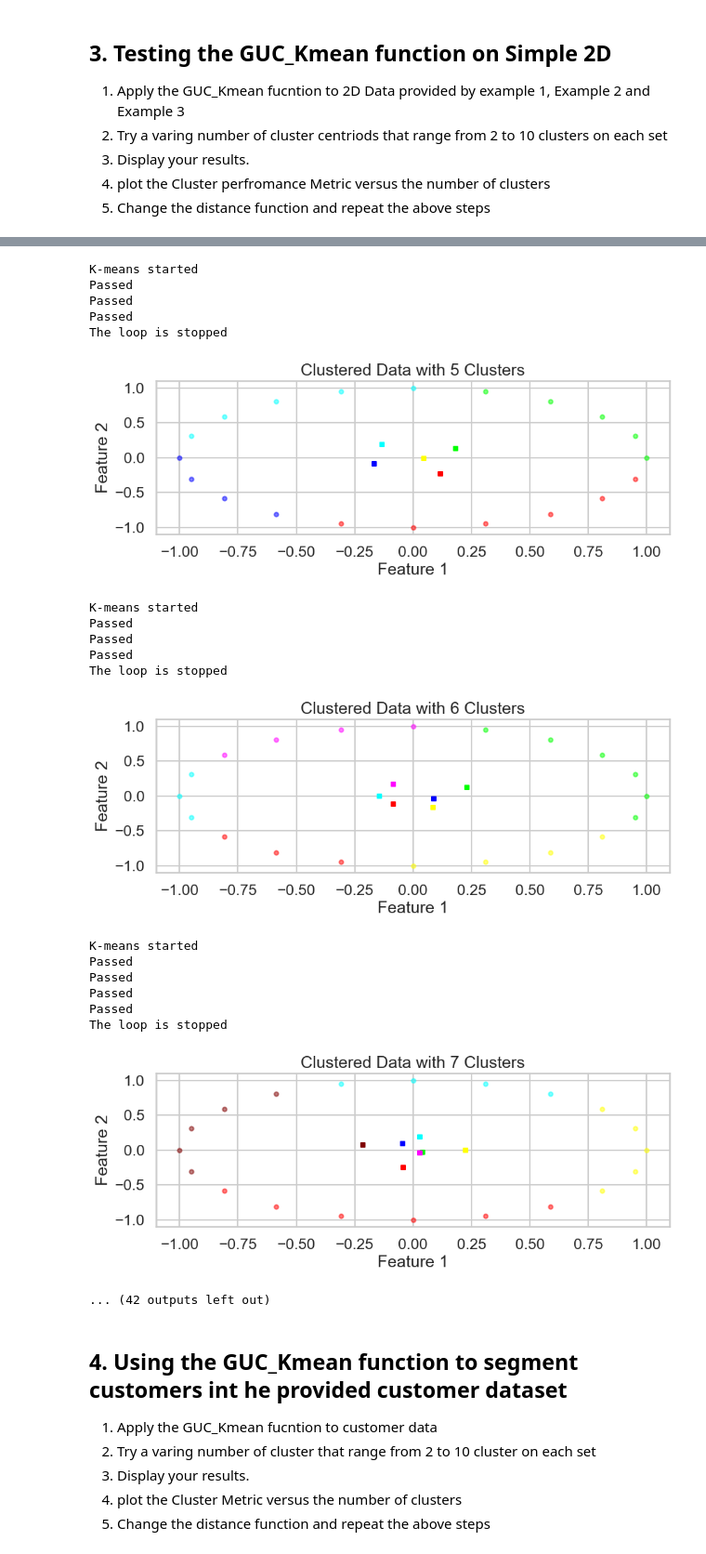
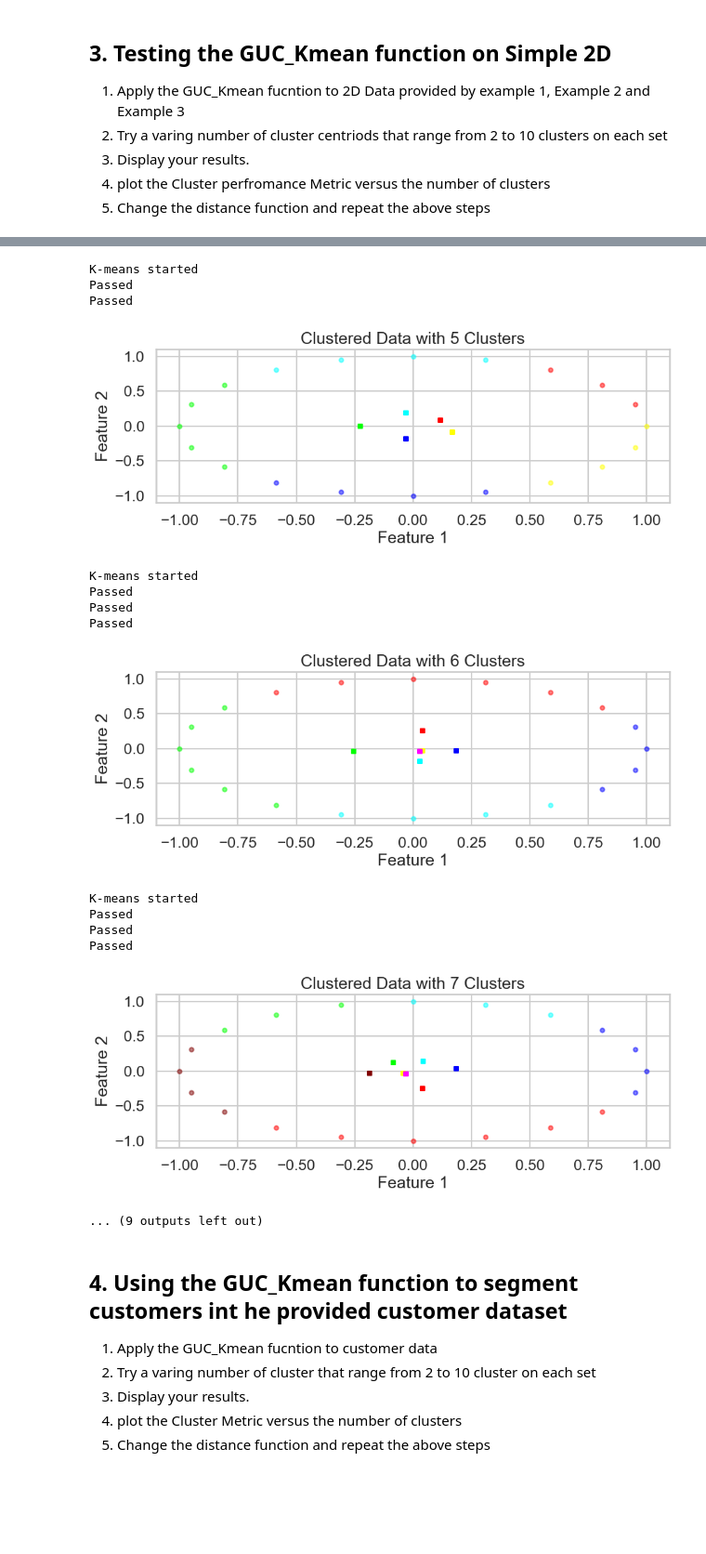
Before and after one commit to Mina2411/Machine-Learning-Tasks, a Jupyter notebook: Assignment 1/GUC_Kmeans.ipynb, the cells around one changed output, grey strips where cells are left out. Shown at 93% size. Cells and saved outputs as stored; diff of their text form; code cells hidden in the pictures; blank space fills up the shorter version.

```diff
--- a/Assignment 1/GUC_Kmeans.ipynb
+++ b/Assignment 1/GUC_Kmeans.ipynb
@@ -96,7 +94,8 @@ def GUC_Kmean ( Data_points, Number_of_Clusters, Distance_Type):
    #use np.random.choice(number_of_rows in the data,number of random centroids,replacement = false so that the point chosen won't be chosen again)
    centroids = Data_points[np.random.choice(Data_points.shape[0], Number_of_Clusters, replace=False)]
    #create an array of old centroids that can be used as a stopping condition in the k-means algorithm by comparing the new centroids with the old ones
-   old_centroids = np.zeros((Number_of_Clusters,Data_points.shape[0]))
+   #old_centroids = np.zeros((Number_of_Clusters,Data_points.shape[0]))
+   old_centroids = np.zeros_like(centroids)
    #create an array storing cluster distances which will be computed from GUC_Distance function
    cluster_distances = np.zeros((Data_points.shape[0],Number_of_Clusters))
    #create an array storing the minimum distance from the cluster distances array
@@ -104,11 +103,12 @@ def GUC_Kmean ( Data_points, Number_of_Clusters, Distance_Type):
    Minimum_index = np.zeros(Data_points.shape[0])
    #Distortion_array = np.zeros(Number_of_Clusters)
    #Initialize the Distortion list with -1 to enter the K-means loop and use the values in the distortion function to exit the loop
-   Distortion_list = [1] * Number_of_Clusters
+   #Distortion_list = [1] * Number_of_Clusters
 
    # write your your loop
    #while(not(np.array_equal(old_centroids,centroids)) and not()):
-   while (any(num >= 1e-6 for num in Distortion_list)):
+   #Stopping condition based on tolerance between old and current centroids
+   while (not(np.allclose(old_centroids, centroids, atol=1e-4))):
       if(np.array_equal(old_centroids,centroids)):
          print("The loop is stopped")
          break
@@ -118,7 +118,7 @@ def GUC_Kmean ( Data_points, Number_of_Clusters, Distance_Type):
       Minimum_index = np.argmin(cluster_distances,axis = 1)
       print("Passed")
 
-      Distortion_list = []
+      Distortion_value = 0
       for i in range(Number_of_Clusters):
          #create an array that store the points in each cluster using the minimum distance
          cluster_points = np.zeros(np.shape(Data_points))
@@ -129,17 +129,17 @@ def GUC_Kmean ( Data_points, Number_of_Clusters, Distance_Type):
                cluster_points[cluster_points_index] = Data_points[j]
                cluster_points_index = cluster_points_index + 1
 
-         Distortion_value = 0
          if(cluster_points_index != 0):
             square_distance = np.sum((cluster_points - centroids[i]) ** 2)
-            Distortion_value = square_distance / len(cluster_points)
+            Distortion_value = Distortion_value + square_distance
+            #Distortion_value = Distortion_value + (square_distance / len(cluster_points))
             #mean_square_distance = square_distance/cluster_points_index
             cluster_mean = np.mean(cluster_points,axis = 0)
             centroids[i] = cluster_mean
-         Distortion_list.append(Distortion_value)
 
+      #Distortion_list.append(Distortion_value)
 
-   return [Data_points ,Minimum_index,centroids,Distortion_list]
+   return [Data_points ,Minimum_index,centroids,Distortion_value]
 # %% [markdown]
 ## 2. Display Results
 # %% [markdown]
@@ -253,21 +251,25 @@ display_cluster(X_3)
 4. Change the distance function and repeat the above steps
 # %%
 number_of_clusters = np.arange(2, 11)
+Distortion_list = []
 
 print("EXAMPLE 1 (EUCLIDEAN)");
 for i in range(2,11):
-    example_data,Minimum_index , example_centroids, Distortion_list= GUC_Kmean( X_1, i, "Euclidean")
+    example_data,Minimum_index , example_centroids, Distortion_value= GUC_Kmean( X_1, i, "Euclidean")
+    Distortion_list.append(Distortion_value)
     display_cluster(X=example_data, data_centers=example_centroids, data_labels=Minimum_index, num_clusters=i)
-#plt.figure();
-#print(Distortion_list)
-#print(len(Distortion_list))
-#print(np.array(Distortion_list).shape,number_of_clusters.shape)
-#plt.plot(np.array(Distortion_list).transpose,number_of_clusters);
-#plt.show();
+plt.figure();
+print(Distortion_list)
+print(len(Distortion_list))
+print(np.array(Distortion_list).shape,number_of_clusters.shape)
+plt.plot(number_of_clusters,np.array(Distortion_list));
+plt.show();
 
+'''
+Distortion_list = []
 print("EXAMPLE 2 (EUCLIDEAN)");
 for i in range(2,11):
-    example_data,Minimum_index , example_centroids, Distortion_list=GUC_Kmean( X_2, i,"Euclidean")
+    example_data,Minimum_index , example_centroids, Distortion_list=GUC_Kmean( X_2, i,"Euclidean",Distortion_list)
     display_cluster(X=example_data, data_centers=example_centroids, data_labels=Minimum_index, num_clusters=i)
 
 #plt.figure();
@@ -276,8 +278,9 @@ for i in range(2,11):
 
 print("EXAMPLE 3 (EUCLIDEAN)");
 for i in range(2,11):
-    example_data,Minimum_index , example_centroids, Distortion_list=GUC_Kmean( X_3, i, "Euclidean" )
+    example_data,Minimum_index , example_centroids, Distortion_list=GUC_Kmean( X_3, i, "Euclidean",Distortion_list)
     display_cluster(X=example_data, data_centers=example_centroids, data_labels=Minimum_index, num_clusters=i)
+'''
 # %% [output]
 EXAMPLE 1 (EUCLIDEAN)
 K-means started
@@ -300,23 +302,18 @@ The loop is stopped
 K-means started
 Passed
 Passed
-Passed
-The loop is stopped
-[figure, old version]
+[figure, new version]
 K-means started
 Passed
 Passed
 Passed
-The loop is stopped
-[figure, old version]
+[figure, new version]
 K-means started
 Passed
 Passed
 Passed
-Passed
-The loop is stopped
-[figure, old version]
+[figure, new version]
-... (42 outputs left out)
+... (9 outputs left out)
 # %% [markdown]
 ## 4. Using the GUC_Kmean function to segment customers int he provided customer dataset
 1. Apply the GUC_Kmean fucntion to customer data
```
Also changed, not shown: parts of 4 cells of this notebook, 1 other file.
